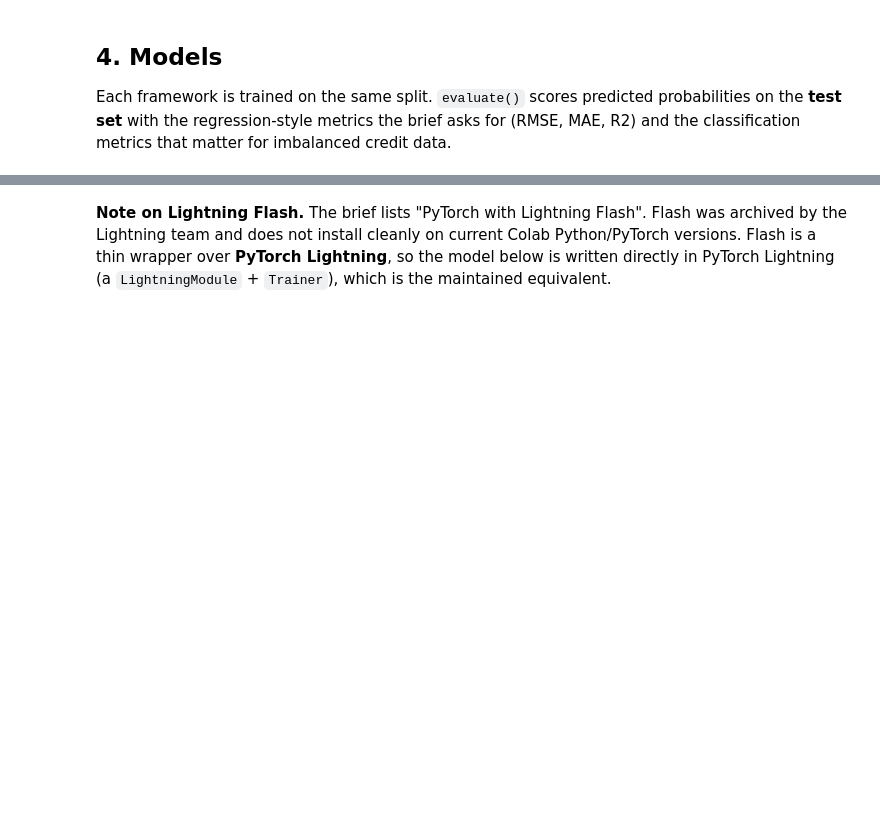
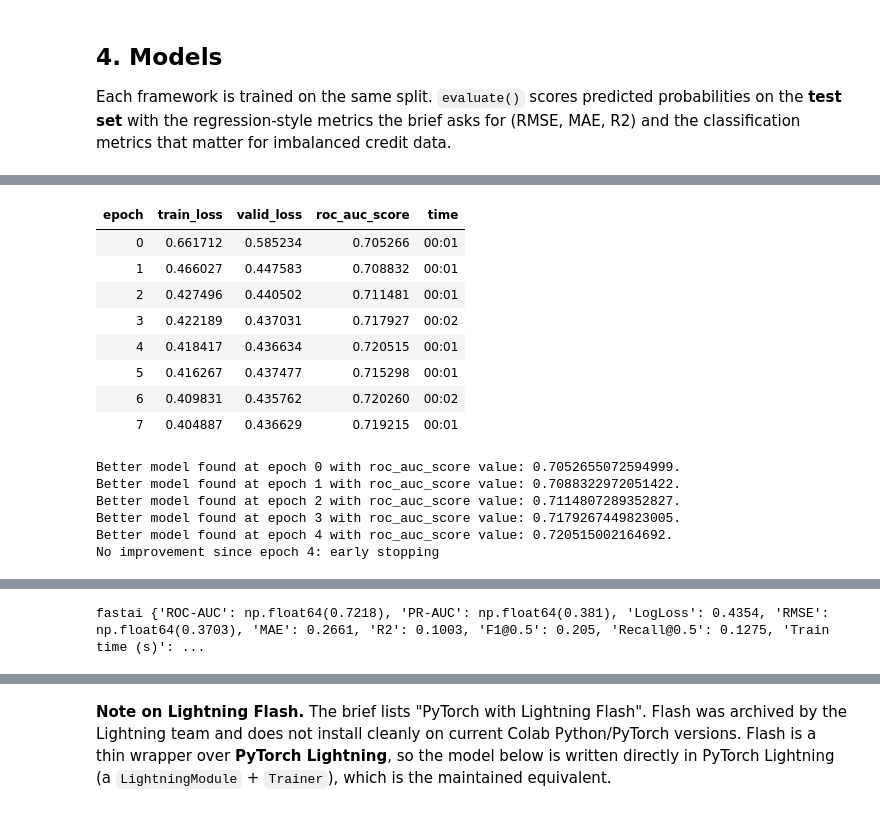
Before and after one commit to amoghshetty05/loan-default-probability, a Jupyter notebook: Loan_Default_Probability.ipynb, the cells around one changed output, grey strips where cells are left out. Saved outputs shown, nothing was run; the diff lists cells and outputs as text; code cells hidden in the pictures; blank space fills up the shorter version.

```diff
--- a/Loan_Default_Probability.ipynb
+++ b/Loan_Default_Probability.ipynb
@@ -146,7 +194,7 @@ if "purpose" in d.columns:
 # %%
 # ---- Split once, reuse everywhere ----
 X_raw = d.drop(columns="target"); y = d["target"].values
-cat_cols = X_raw.select_dtypes(include=["object", "category"]).columns.tolist()
+cat_cols = [c for c in X_raw.columns if not pd.api.types.is_numeric_dtype(X_raw[c])]
 num_cols = [c for c in X_raw.columns if c not in cat_cols]
 
 idx = np.arange(len(d))
@@ -154,7 +202,7 @@ tr_val_idx, te_idx = train_test_split(idx, test_size=0.20, stratify=y, random_st
 tr_idx, va_idx = train_test_split(tr_val_idx, test_size=0.125, stratify=y[tr_val_idx], random_state=SEED)  # 0.125*0.8 = 10%
 
 # ---- Encoded matrix (one-hot + median impute + scale) for XGB / Keras / TabNet / Lightning ----
-X_enc = pd.get_dummies(X_raw, columns=cat_cols, dummy_na=False)
+X_enc = pd.get_dummies(X_raw, columns=cat_cols, dummy_na=False, dtype=float)
 med = X_enc.iloc[tr_idx].median()
 X_enc = X_enc.fillna(med)
 scaler = StandardScaler().fit(X_enc.iloc[tr_idx])
@@ -222,19 +278,35 @@ evaluate("Keras", kmodel.predict(Xte_s, verbose=0), time.time() - t0)
 # %%
 # ---------- 4.3 PyTorch + fastai ----------
 from fastai.tabular.all import *
 import torch
 torch.manual_seed(SEED)
 
-fa_df = X_raw.copy(); fa_df["target"] = y
+fa_df = X_raw.copy(); fa_df[cat_cols] = fa_df[cat_cols].astype(object); fa_df["target"] = y
 t0 = time.time()
 to = TabularPandas(fa_df.iloc[np.concatenate([tr_idx, va_idx])].reset_index(drop=True),
                    procs=[Categorify, FillMissing, Normalize],
                    cat_names=cat_cols, cont_names=num_cols, y_names="target", y_block=CategoryBlock(),
                    splits=(list(range(len(tr_idx))), list(range(len(tr_idx), len(tr_idx) + len(va_idx)))))
 dls = to.dataloaders(bs=512)
 learn = tabular_learner(dls, layers=[200, 100], metrics=RocAucBinary(), wd=0.01)
 learn.fit_one_cycle(8, 2e-3, cbs=[EarlyStoppingCallback(monitor="roc_auc_score", patience=3, comp=np.greater),
                                   SaveModelCallback(monitor="roc_auc_score", comp=np.greater)])
 test_dl = dls.test_dl(fa_df.iloc[te_idx].drop(columns="target").reset_index(drop=True))
 p_fa, _ = learn.get_preds(dl=test_dl)
 evaluate("fastai", p_fa[:, 1].numpy(), time.time() - t0)
+# %% [output]
+| epoch | train_loss | valid_loss | roc_auc_score | time |
+| 0 | 0.661712 | 0.585234 | 0.705266 | 00:01 |
+| 1 | 0.466027 | 0.447583 | 0.708832 | 00:01 |
+| 2 | 0.427496 | 0.440502 | 0.711481 | 00:01 |
+| 3 | 0.422189 | 0.437031 | 0.717927 | 00:02 |
+| 4 | 0.418417 | 0.436634 | 0.720515 | 00:01 |
+| 5 | 0.416267 | 0.437477 | 0.715298 | 00:01 |
+| 6 | 0.409831 | 0.435762 | 0.720260 | 00:02 |
+| 7 | 0.404887 | 0.436629 | 0.719215 | 00:01 |
+Better model found at epoch 0 with roc_auc_score value: 0.7052655072594999.
+Better model found at epoch 1 with roc_auc_score value: 0.7088322972051422.
+Better model found at epoch 2 with roc_auc_score value: 0.7114807289352827.
+Better model found at epoch 3 with roc_auc_score value: 0.7179267449823005.
+Better model found at epoch 4 with roc_auc_score value: 0.720515002164692.
+No improvement since epoch 4: early stopping
@@ -241,3 +314,4 @@ evaluate("fastai", p_fa[:, 1].numpy(), time.time() - t0)
+fastai {'ROC-AUC': np.float64(0.7218), 'PR-AUC': np.float64(0.381), 'LogLoss': 0.4354, 'RMSE': np.float64(0.3703), 'MAE': 0.2661, 'R2': 0.1003, 'F1@0.5': 0.205, 'Recall@0.5': 0.1275, 'Train time (s)': ...
 # %%
 # ---------- 4.4 PyTorch + TabNet ----------
 from pytorch_tabnet.tab_model import TabNetClassifier
```
Also changed, not shown: parts of 18 cells of this notebook.
